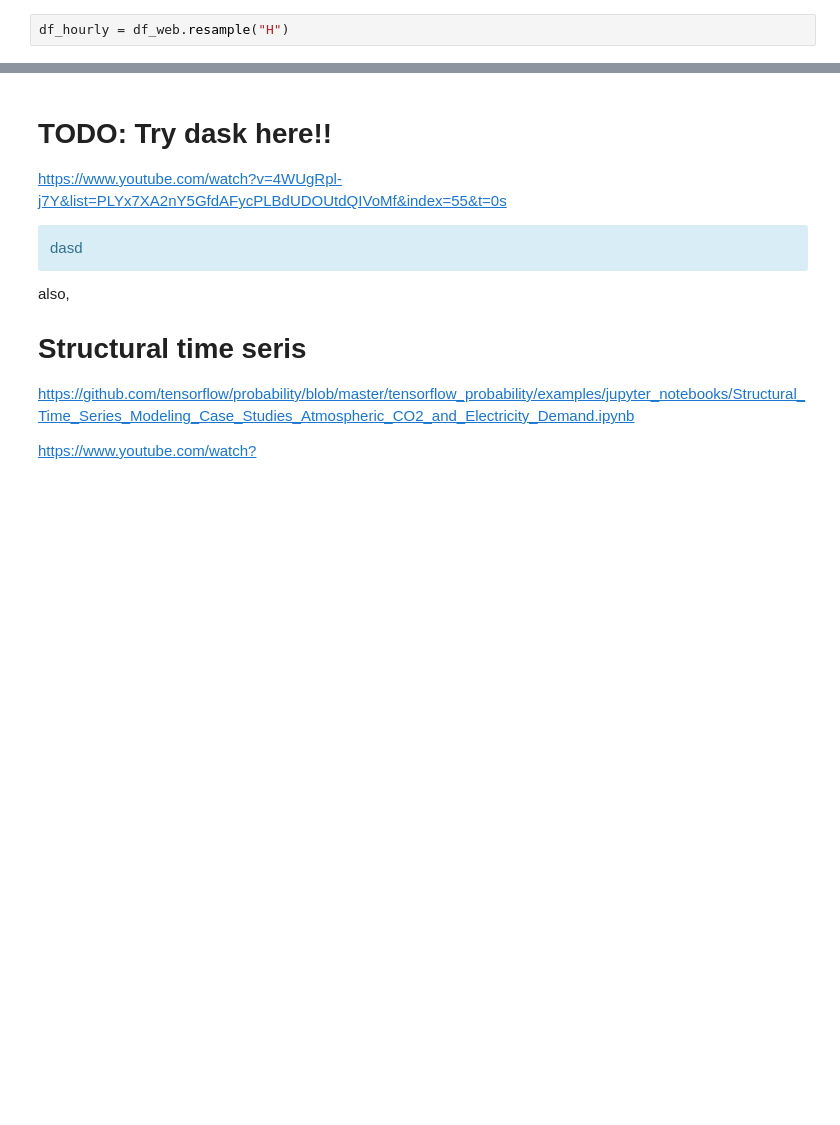
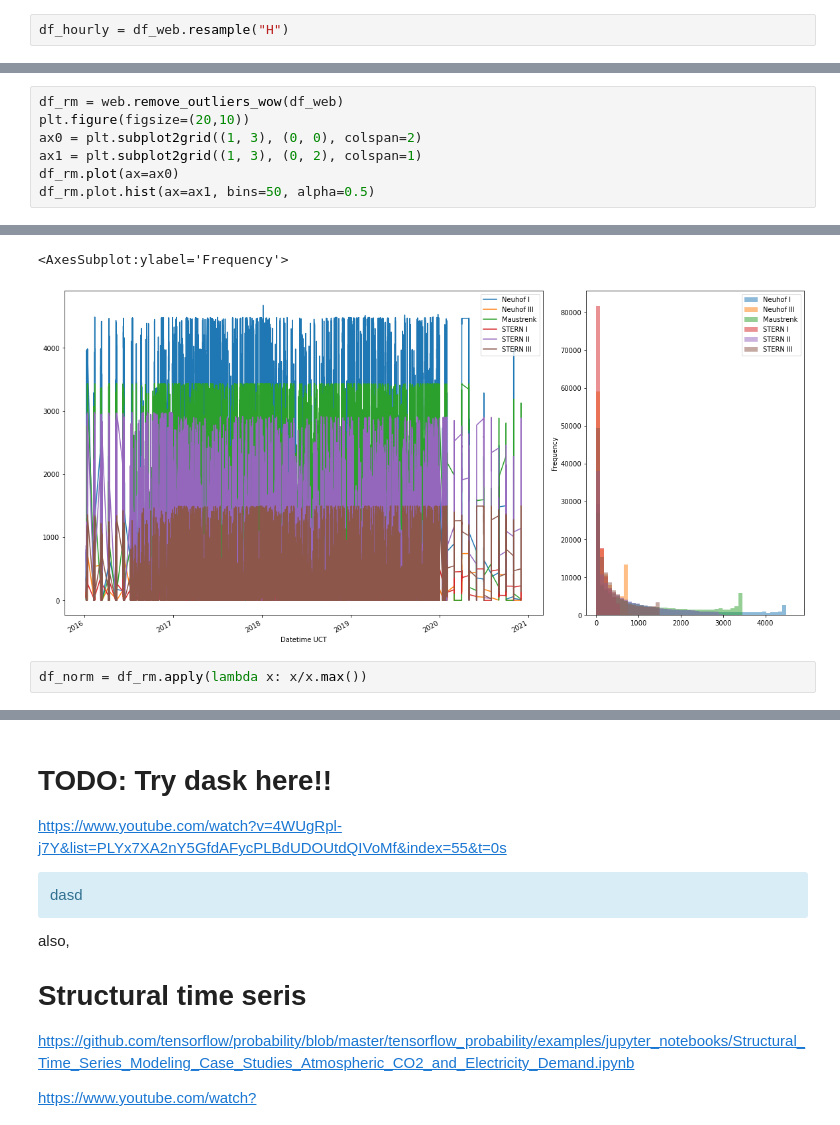
Before and after one commit to simonschaluppe/FLUCCOplus, a Jupyter notebook: notebooks/4.1.5_WEB_Windkraft.ipynb, the cells around one changed output, grey strips where cells are left out. Cells and saved outputs as stored; diff of their text form; blank space fills up the shorter version.

```diff
--- a/notebooks/4.1.5_WEB_Windkraft.ipynb
+++ b/notebooks/4.1.5_WEB_Windkraft.ipynb
@@ -69,0 +143,8 @@ Sternwind I II und III sind drei Ausbaustufen des Windparks Sternwald in Oberös
+# %%
+df_rm = web.remove_outliers_wow(df_web)
+plt.figure(figsize=(20,10))
+ax0 = plt.subplot2grid((1, 3), (0, 0), colspan=2)
+ax1 = plt.subplot2grid((1, 3), (0, 2), colspan=1)
+df_rm.plot(ax=ax0)
+df_rm.plot.hist(ax=ax1, bins=50, alpha=0.5)
+# %% [output]
@@ -69,0 +152,4 @@ Sternwind I II und III sind drei Ausbaustufen des Windparks Sternwald in Oberös
+<AxesSubplot:ylabel='Frequency'>
+[figure, added]
+# %%
+df_norm = df_rm.apply(lambda x: x/x.max())
```
Also changed, not shown: parts of 31 cells of this notebook, 5 other files.
